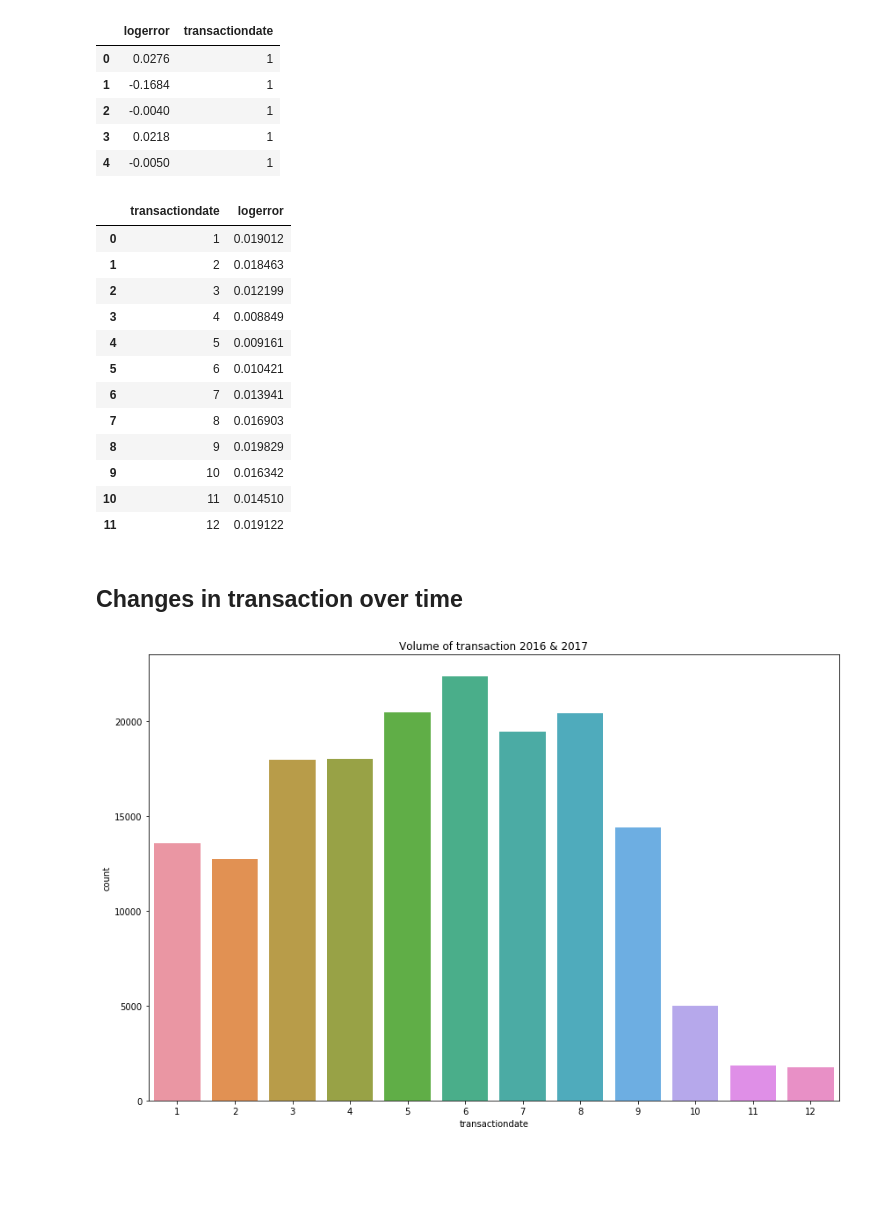
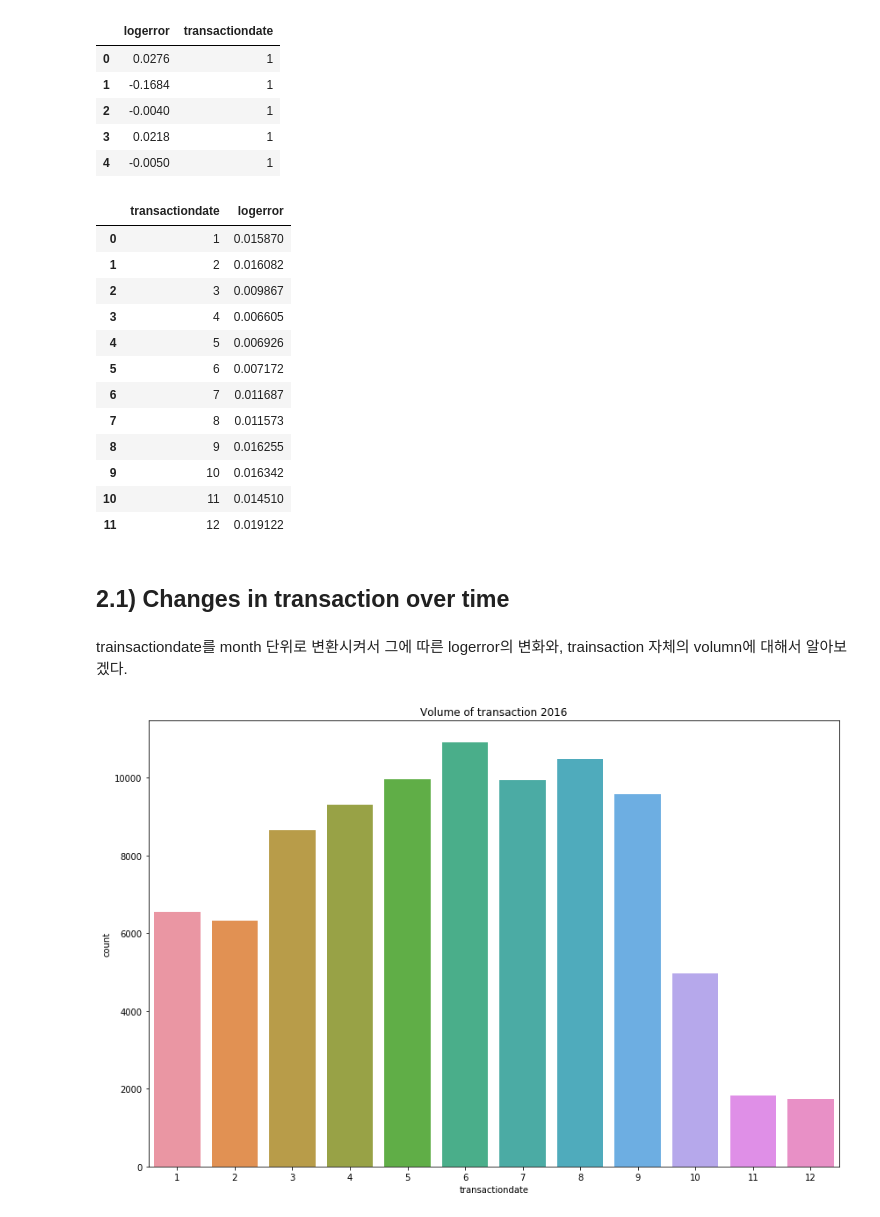
Before and after one commit to hskimim/data-analysis-tutorial, a Jupyter notebook: zillow_prize_estimation/Train_data.ipynb, the cells around one changed output. Saved outputs shown, nothing was run; the diff lists cells and outputs as text; code cells hidden in the pictures; blank space fills up the shorter version.

```diff
--- a/zillow_prize_estimation/Train_data.ipynb
+++ b/zillow_prize_estimation/Train_data.ipynb
@@ -20,2 +18,2 @@ from statsmodels.stats.stattools import jarque_bera
 # %%
-train_16 = pd.read_csv('train_2016_v2.csv',parse_dates=['transactiondate'])
+train_16 = pd.read_csv('train_2016_v2.csv',parse_dates=['transactiondate'],dtype={'parcelid':int})
@@ -24,2 +20,4 @@ prop_16 = pd.read_csv('properties_2016.csv')
+# %%
+prop_16 = pd.read_csv('properties_2016.csv',dtype={'fireplaceflag':object, 'taxdelinquencyflag':object, 'fireplaceflag':object, 'propertyzoningdesc':object, 'propertycountylandusecode':object, 'hashottuborspa':object})
 # %%
 train_df1 = pd.merge(train_16,prop_16,on='parcelid', how ='left')
@@ -70,0 +24,2 @@ legnth of train_df which is data of 2016 and 2017:167888
+# %%
+train_df = train_df1.copy()
@@ -161,31 +137,32 @@ train_df_month.head()
 | 3 | 0.0218 | 1 |
 | 4 | -0.0050 | 1 |
 # %%
-train_df_month = train_df_month.groupby(by='transactiondate').agg('mean')\
-.reset_index()
+train_df_month = train_df_month.groupby(by='transactiondate').agg('mean').reset_index()
 train_df_month
 # transaction date를 월 별로 정렬하고 그에 따른 logerror의 평균값을 구해 groupby
 # %% [output]
 |  | transactiondate | logerror |
-| 0 | 1 | 0.019012 |
-| 1 | 2 | 0.018463 |
-| 2 | 3 | 0.012199 |
-| 3 | 4 | 0.008849 |
-| 4 | 5 | 0.009161 |
-| 5 | 6 | 0.010421 |
-| 6 | 7 | 0.013941 |
-| 7 | 8 | 0.016903 |
-| 8 | 9 | 0.019829 |
+| 0 | 1 | 0.015870 |
+| 1 | 2 | 0.016082 |
+| 2 | 3 | 0.009867 |
+| 3 | 4 | 0.006605 |
+| 4 | 5 | 0.006926 |
+| 5 | 6 | 0.007172 |
+| 6 | 7 | 0.011687 |
+| 7 | 8 | 0.011573 |
+| 8 | 9 | 0.016255 |
 | 9 | 10 | 0.016342 |
 | 10 | 11 | 0.014510 |
 | 11 | 12 | 0.019122 |
 # %% [markdown]
-## Changes in transaction over time
+## 2.1) Changes in transaction over time
+# %% [markdown]
+trainsactiondate를 month 단위로 변환시켜서 그에 따른 logerror의 변화와, trainsaction 자체의 volumn에 대해서 알아보겠다.
 # %%
 plt.figure(figsize=(12,8))
 sns.countplot(train_df.transactiondate.dt.month,data=train_df)
-plt.title('Volume of transaction 2016 & 2017')
+plt.title('Volume of transaction 2016')
 plt.tight_layout()
 plt.show()
 # %% [output]
-[figure, old version]
+[figure, new version]
```
Also changed, not shown: parts of 56 cells of this notebook, 1 other file.
